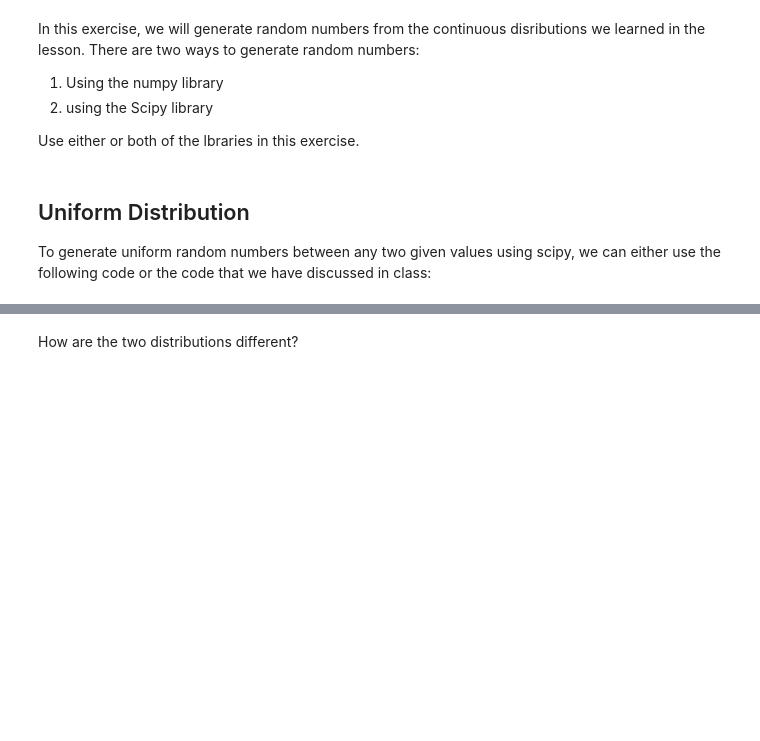
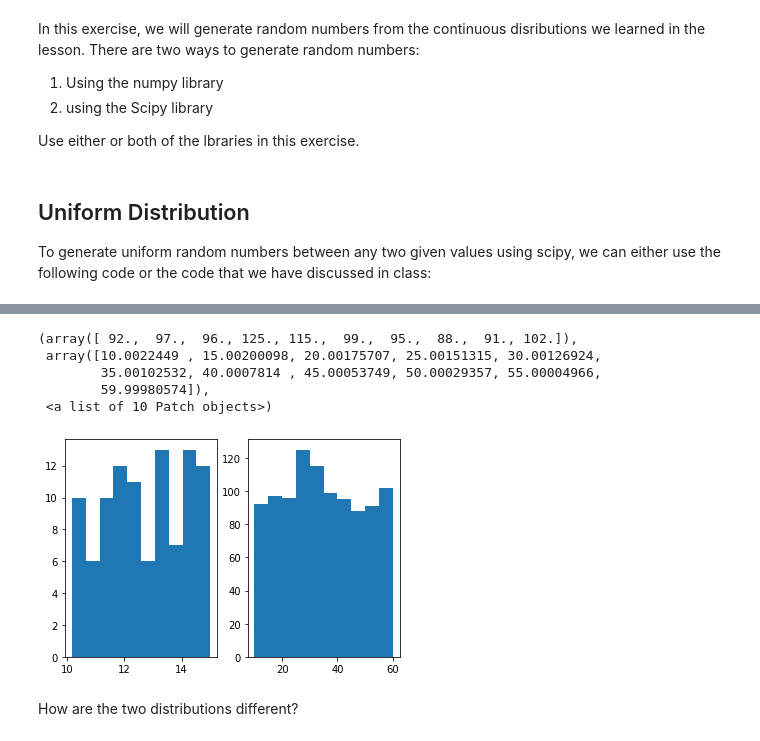
Before and after one commit to ta-data-lis/lab-probability-distributions, a Jupyter notebook: your-code/continuous.ipynb, the cells around one changed output, grey strips where cells are left out. Cells and saved outputs as stored; diff of their text form; code cells hidden in the pictures; blank space fills up the shorter version.

```diff
--- a/your-code/continuous.ipynb
+++ b/your-code/continuous.ipynb
@@ -47,2 +56,24 @@ Your output should look like below:
+# %%
+#ALTERNATIVE WAY (HELP FROM ANA)
+def uniform_dist1(bottom,ceiling,count):
+    count = uniform.rvs(size=count)
+    return bottom + (ceiling-bottom)*count
+# %%
+ucase1 = uniform_dist1(10, 15, 100)
+# %%
+ucase2 = uniform_dist1(10, 60, 1000)
+# %%
+plt.subplot(1, 2, 1)  # 1 line, 2 rows, index nr 1 (first position in the subplot)
+plt.hist(ucase1, bins=10)
+plt.subplot(1, 2, 2)  # 1 line, 2 rows, index nr 2 (second position in the subplot)
+plt.hist(ucase2, bins=10)
+#plt.show()
+# %% [output]
+(array([ 92.,  97.,  96., 125., 115.,  99.,  95.,  88.,  91., 102.]),
+ array([10.0022449 , 15.00200098, 20.00175707, 25.00151315, 30.00126924,
+        35.00102532, 40.0007814 , 45.00053749, 50.00029357, 55.00004966,
+        59.99980574]),
+ <a list of 10 Patch objects>)
+[figure, added]
 # %% [markdown]
 How are the two distributions different?
```
Also changed, not shown: parts of 28 cells of this notebook.
